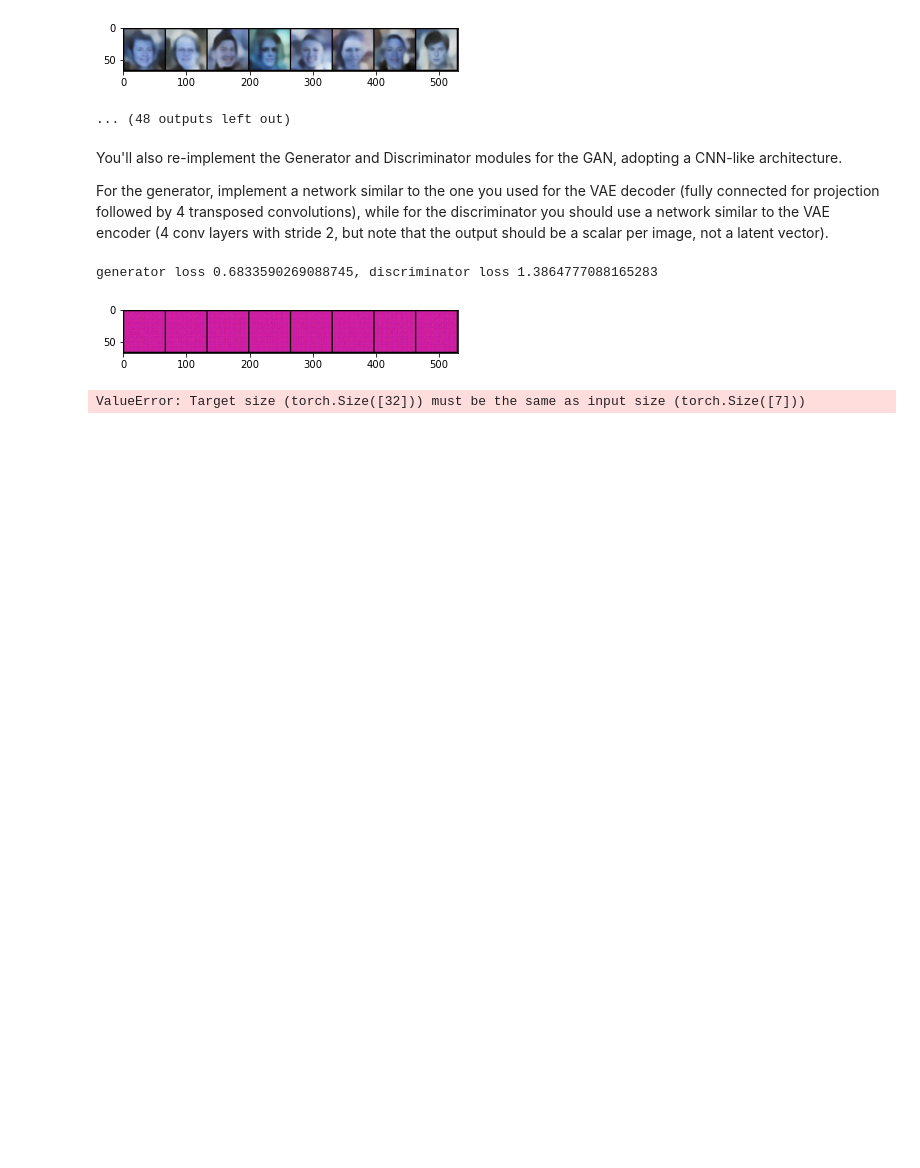
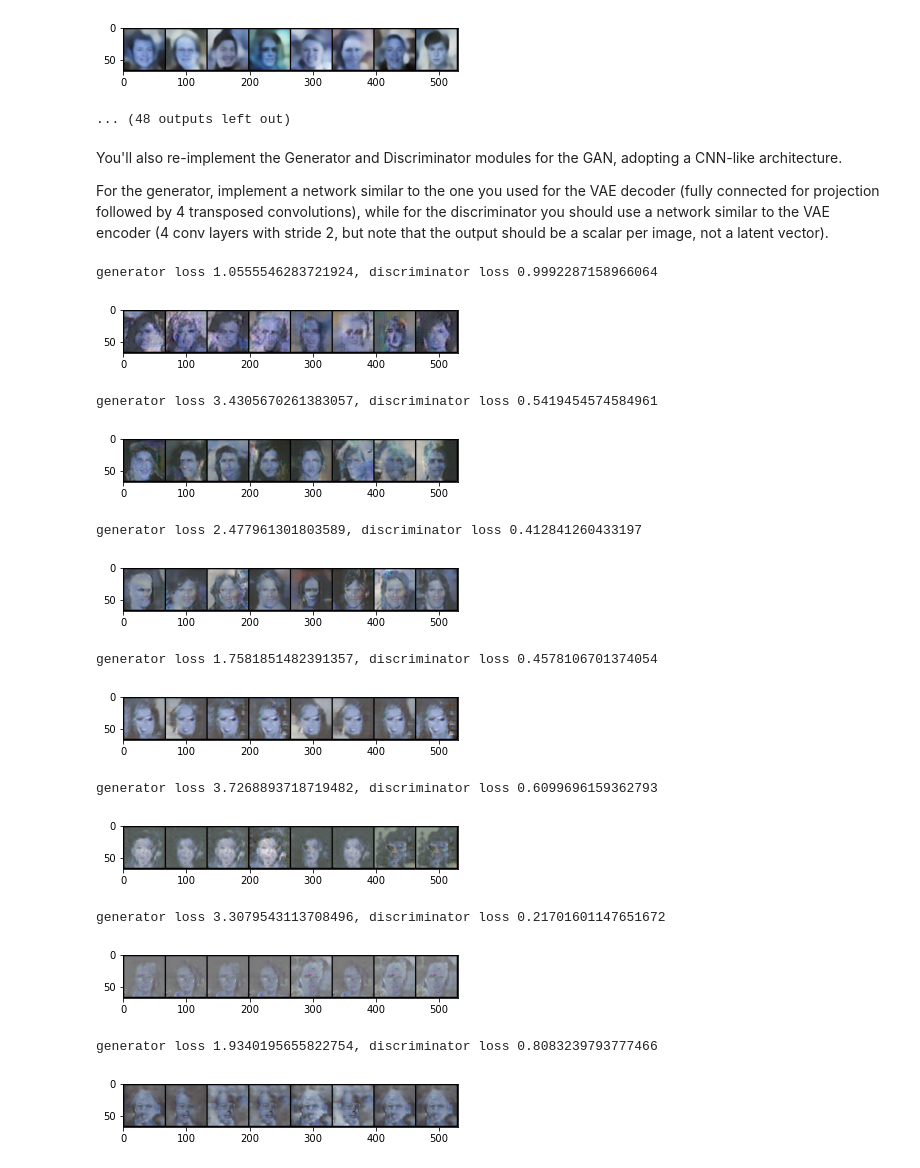
Before and after one commit to RuolinZheng08/ttic-31230-deep-learning, a Jupyter notebook: PS4-celeba.ipynb, the cells around one changed output. Cells and saved outputs as stored; diff of their text form; code cells hidden in the pictures; blank space fills up the shorter version.

```diff
--- a/PS4-celeba.ipynb
+++ b/PS4-celeba.ipynb
@@ -254,42 +254,53 @@ discriminator = ConvDiscriminator(100, N_IN_CHANNELS).cuda()
 dopt = torch.optim.Adam(discriminator.parameters(), lr=5e-4, betas=(0.5, 0.999))
 criterion = torch.nn.BCEWithLogitsLoss()
 # %%
-BATCH_SIZE = 32
 for epoch in range(30):
     for i, x in enumerate(loader):
         if len(x) == 2:
             x = x[0]
         x = x.cuda()
 
         real = x
-        fake = generator(n=BATCH_SIZE).cuda()
-        labels_real = torch.ones((BATCH_SIZE,), dtype=torch.float).cuda()
-        labels_fake = torch.zeros((BATCH_SIZE,), dtype=torch.float).cuda()
+        batch_size = x.shape[0]
+        fake = generator(n=batch_size).cuda()
+        labels_real = torch.ones((batch_size,), dtype=torch.float).cuda()
+        labels_fake = torch.zeros((batch_size,), dtype=torch.float).cuda()
 
         # Train G
         # tell discriminator these are real data
         preds_fake = discriminator(fake).squeeze().cuda()
         gloss = criterion(preds_fake, labels_real)
         gopt.zero_grad()
         gloss.backward()
         gopt.step()
 
         # Train D
         # real
         preds_real = discriminator(real).squeeze().cuda()
         dloss = criterion(preds_real, labels_real)
         # fake, detach so grad doesn't go into generator
         preds_fake = discriminator(fake.detach()).squeeze().cuda()
         dloss += criterion(preds_fake, labels_fake)
         dopt.zero_grad()
         dloss.backward()
         dopt.step()
 
         if i == 0:
             print('generator loss {}, discriminator loss {}'.format(gloss.item(), dloss.item()))
             grid_img = torchvision.utils.make_grid(fake[:8], nrow=8, normalize=True)
             show(grid_img)
 # %% [output]
-generator loss 0.6833590269088745, discriminator loss 1.3864777088165283
+generator loss 1.0555546283721924, discriminator loss 0.9992287158966064
-[figure, old version]
+[figure, new version]
-ValueError: Target size (torch.Size([32])) must be the same as input size (torch.Size([7]))
+generator loss 3.4305670261383057, discriminator loss 0.5419454574584961
+[figure, added]
+generator loss 2.477961301803589, discriminator loss 0.412841260433197
+[figure, added]
+generator loss 1.7581851482391357, discriminator loss 0.4578106701374054
+[figure, added]
+generator loss 3.7268893718719482, discriminator loss 0.6099696159362793
+[figure, added]
+generator loss 3.3079543113708496, discriminator loss 0.21701601147651672
+[figure, added]
+generator loss 1.9340195655822754, discriminator loss 0.8083239793777466
+[figure, added]
```
Also changed, not shown: parts of 2 cells of this notebook.
